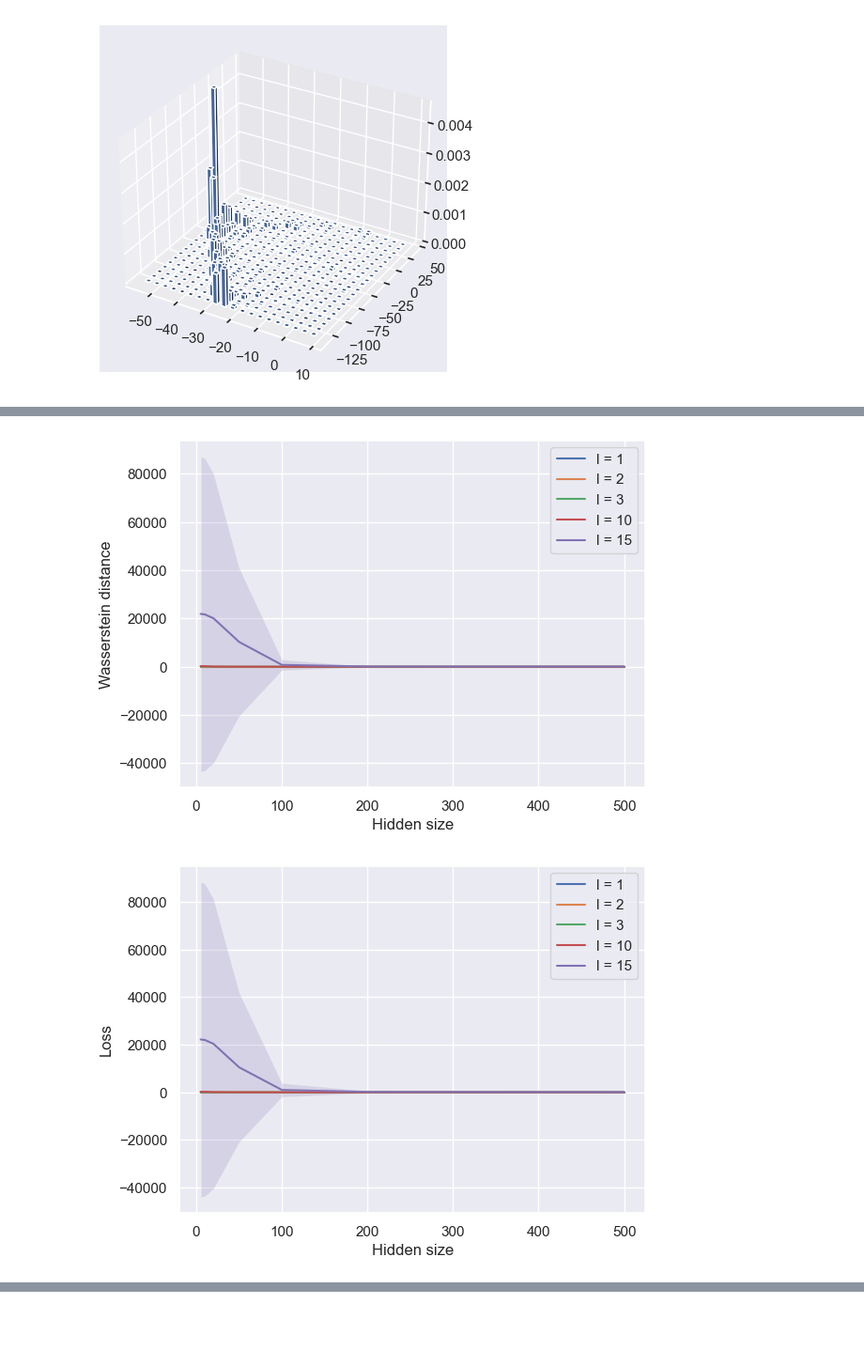
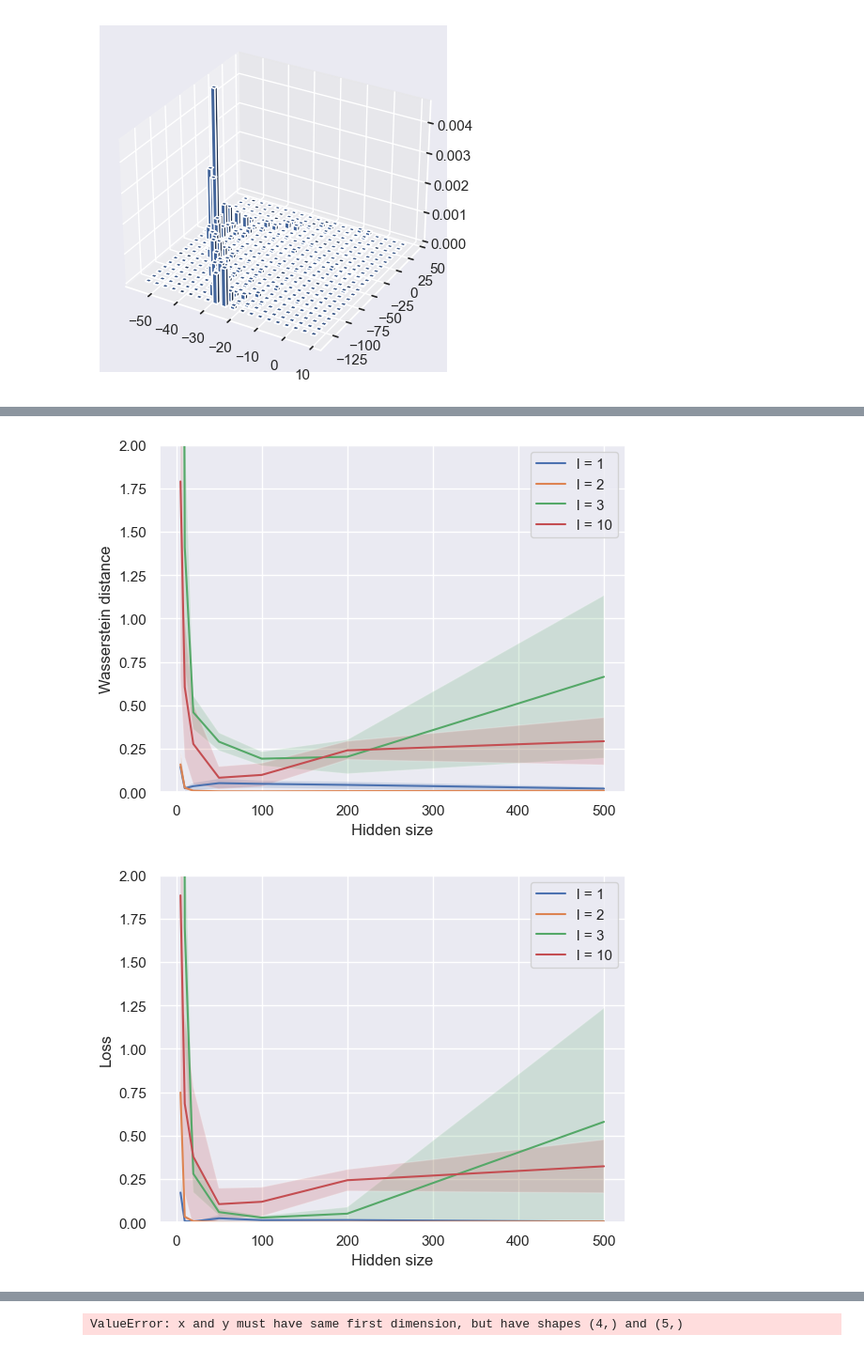
Before and after one commit to Ramlaoui/tdl-express-distributions, a Jupyter notebook: experiments.ipynb, the cells around one changed output, grey strips where cells are left out. Shown at 94% size. Drawn from its saved outputs; the diff is of its cells as text; code cells hidden in the pictures; blank space fills up the shorter version.

```diff
--- a/experiments.ipynb
+++ b/experiments.ipynb
@@ -117,7 +117,7 @@ for i, prior in enumerate(priors):
     print(titles[i])
     trainer = Trainer(config_prior)
     trainer.train()
-    trainer.plot_input_output()
+    trainer.plot_input_output(title=f"Prior: {titles[i]}")
 # %% [output]
 Uniform cube
 Uniform ball
@@ -129,0 +130,34 @@ Gaussian mixture
+# %%
+config = {
+    "function_distrib":{
+        "n": 1000,
+        "d": 2,
+        "l": 5,
+        "output_size": 2,
+        "function_type": "quadratic-sigmoid-linear-linear",
+        "random": True,
+        "output_function": "linear",
+        "prior": "gaussian", # uniform_cube, uniform_ball, gaussian, gaussian_mixture
+        "function_seed": 1,
+        "seed": 1,
+    },
+
+    "model": {
+        # "input_size": # infer
+        # "output_size": # infer
+        "hidden_size": 100,
+        "n_hidden_layers": 4
+    },
+
+    "optimizer": {
+        "lr": 0.001,
+        "batch_size": 32
+    },
+
+    "epochs": 10000,
+}
+
+trainer = Trainer(config, is_debug=False)
+trainer.function_distrib.get_function_types()
+trainer.function_distrib.generate_data(visualize=True)
+losses, w2_distances = trainer.train()
@@ -172,5 +223,7 @@ output_size: 2
 KeyboardInterrupt:
 # %%
+ls = [1, 2, 3, 10]
+
 for i, l in enumerate(ls):
     mean = np.mean(w2_distances[:, :, i], axis=0)
     std_dev = np.std(w2_distances[:, :, i], axis=0)
@@ -179,37 +232,40 @@ for i, l in enumerate(ls):
 plt.ylabel('Wasserstein distance')
 plt.xlabel('Hidden size')
 plt.legend()
+plt.ylim(0, 2)
 plt.show()
 
 for i, l in enumerate(ls):
     mean = np.mean(losses[:, :, i], axis=0)
     std_dev = np.std(losses[:, :, i], axis=0)
     plt.plot(hidden_sizes, mean, label='l = {}'.format(l))
     plt.fill_between(hidden_sizes, mean - std_dev, mean + std_dev, alpha=0.2)
 plt.ylabel('Loss')
 plt.xlabel('Hidden size')
 plt.legend()
+plt.ylim(0, 2)
 plt.show()
 
 for i, hidden_size in enumerate(hidden_sizes):
-    mean = np.mean(w2_distances[:, i, :], axis=0)
-    std_dev = np.std(w2_distances[:, i, :], axis=0)
+    mean = np.mean(w2_distances[:, i, :-1], axis=0)
+    std_dev = np.std(w2_distances[:, i, :-1], axis=0)
     plt.plot(ls, mean, label='Hidden size = {}'.format(hidden_size))
     plt.fill_between(ls, mean - std_dev, mean + std_dev, alpha=0.2)
 plt.ylabel('Wasserstein distance')
 plt.xlabel('l')
 plt.legend()
+plt.ylim(0, 5)
 plt.show()
 
 for i, hidden_size in enumerate(hidden_sizes):
     mean = np.mean(losses[:, i, :], axis=0)
     std_dev = np.std(losses[:, i, :], axis=0)
     plt.plot(ls, mean, label='Hidden size = {}'.format(hidden_size))
     plt.fill_between(ls, mean - std_dev, mean + std_dev, alpha=0.2)
 plt.ylabel('Loss')
 plt.xlabel('l')
 plt.legend()
 plt.show()
 # %% [output]
-[figure, old version]
+[figure, new version]
-[figure, old version]
+[figure, new version]
@@ -216,0 +273 @@ plt.show()
+ValueError: x and y must have same first dimension, but have shapes (4,) and (5,)
```
Also changed, not shown: parts of 6 cells of this notebook.
